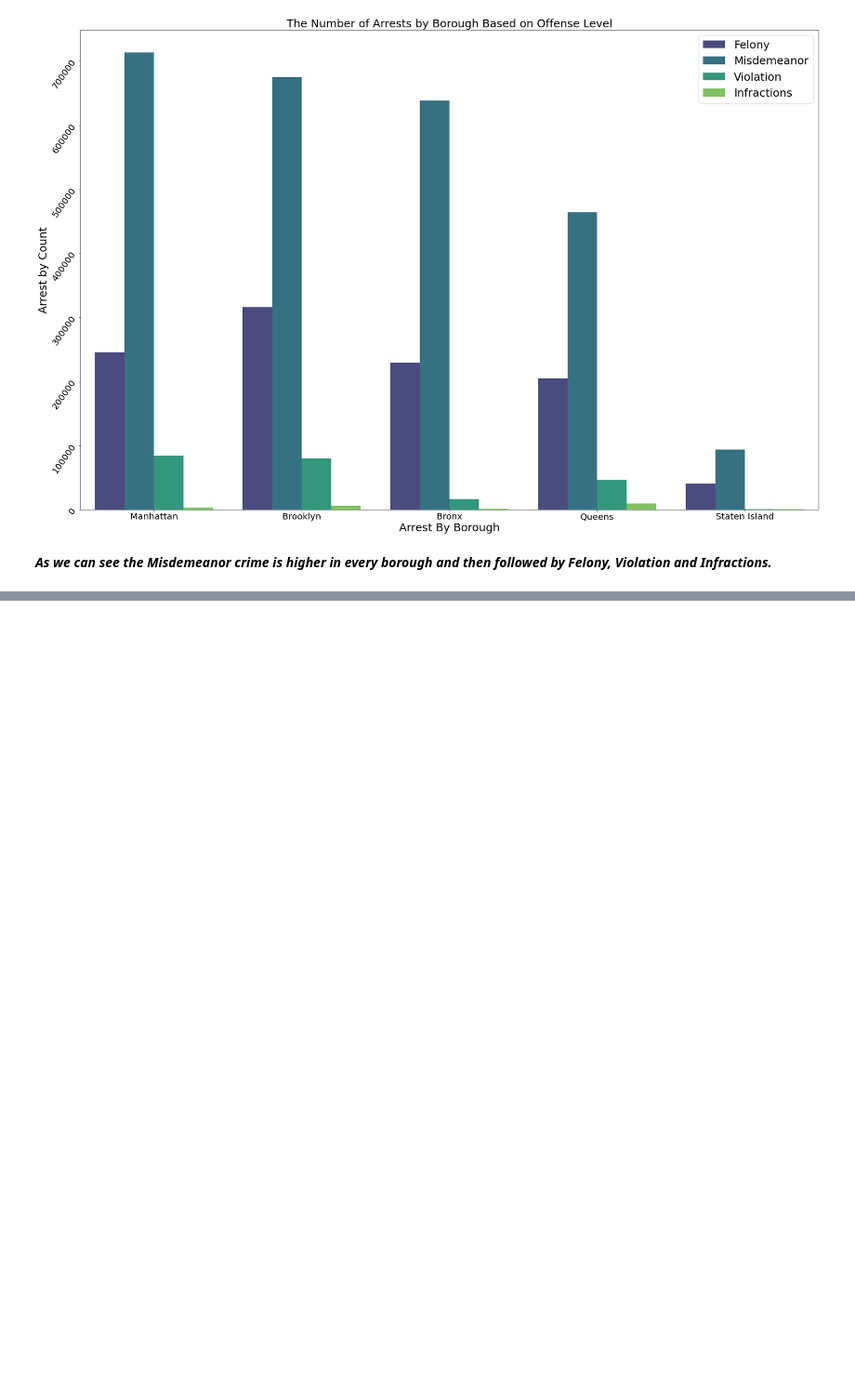
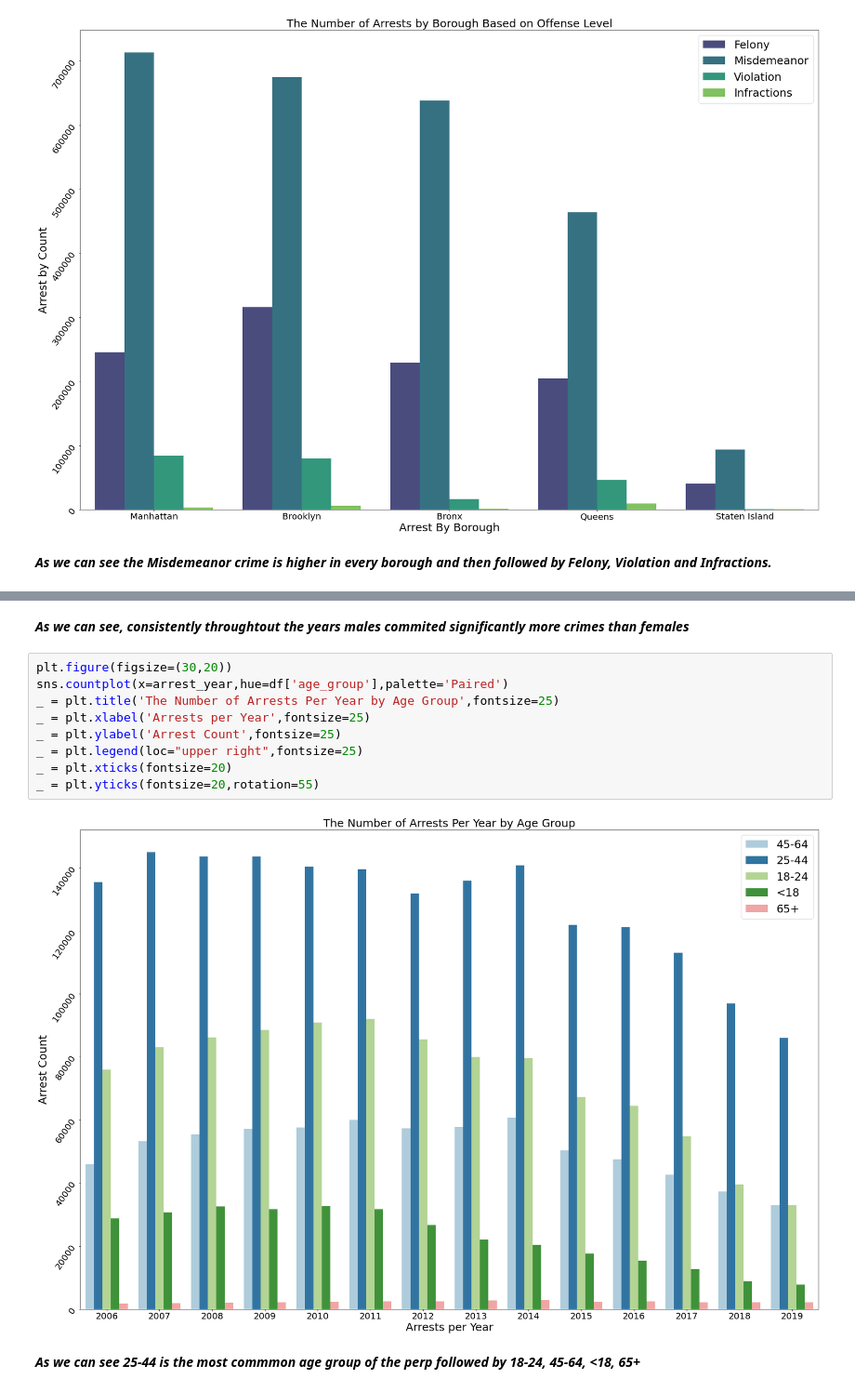
Before and after one commit to Gkimatov/CS-460, a Jupyter notebook: 460_Data_Visualization.ipynb, the cells around one changed output, grey strips where cells are left out. Shown at 93% size. Drawn from its saved outputs; the diff is of its cells as text; blank space fills up the shorter version.

```diff
--- a/460_Data_Visualization.ipynb
+++ b/460_Data_Visualization.ipynb
@@ -106,0 +120,15 @@ Just Checking
+# %% [markdown]
+***As we can see, consistently throughtout the years males commited significantly more crimes than females***
+# %%
+plt.figure(figsize=(30,20))
+sns.countplot(x=arrest_year,hue=df['age_group'],palette='Paired')
+_ = plt.title('The Number of Arrests Per Year by Age Group',fontsize=25)
+_ = plt.xlabel('Arrests per Year',fontsize=25)
+_ = plt.ylabel('Arrest Count',fontsize=25)
+_ = plt.legend(loc="upper right",fontsize=25)
+_ = plt.xticks(fontsize=20)
+_ = plt.yticks(fontsize=20,rotation=55)
+# %% [output]
+[figure, added]
+# %% [markdown]
+***As we can see 25-44 is the most commmon age group of the perp followed by 18-24, 45-64, <18, 65+***
```
Also changed, not shown: parts of 3 cells of this notebook.
